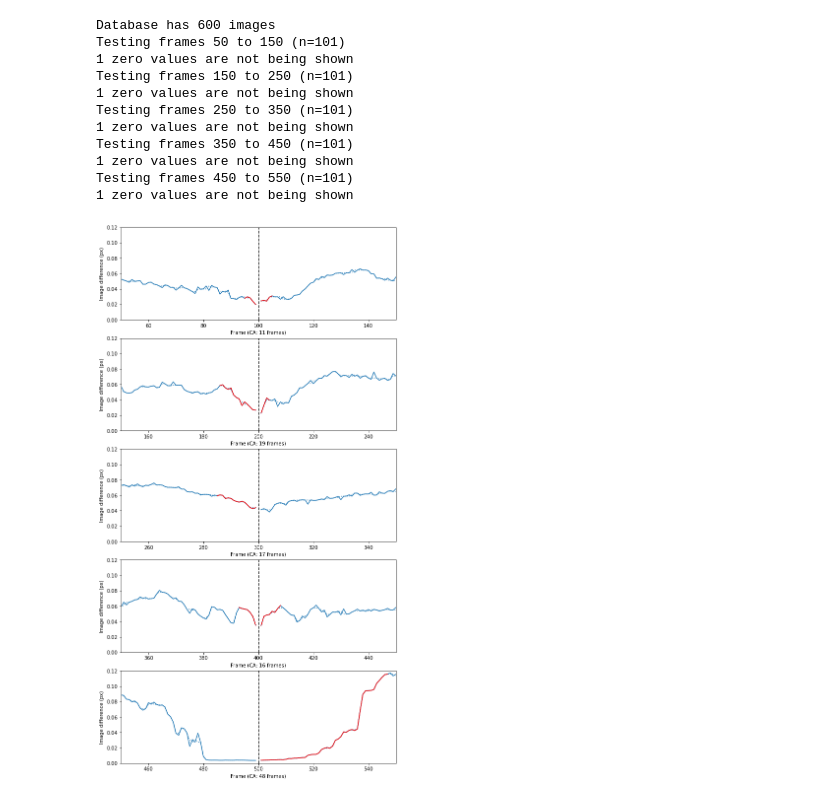
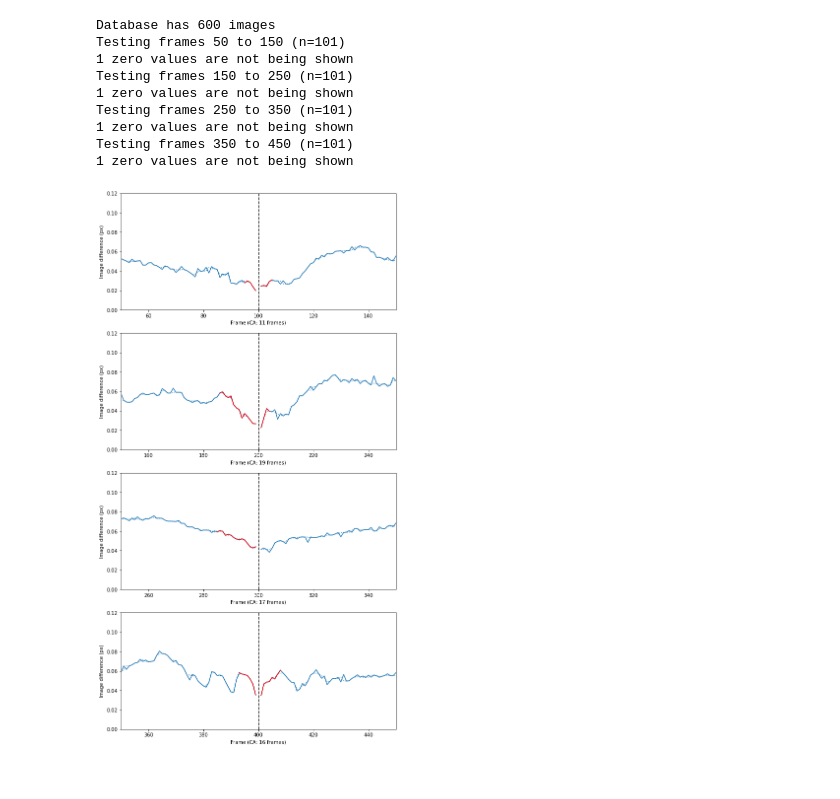
Before and after one commit to BrainsOnBoard/navbench, a Jupyter notebook: analysis/2020-11/many_route_idfs.ipynb, the cells around one changed output. Drawn from its saved outputs; the diff is of its cells as text; code cells hidden in the pictures.

Commit message:
Don't show data for frame 500 as it's spurious

```diff
--- a/analysis/2020-11/many_route_idfs.ipynb
+++ b/analysis/2020-11/many_route_idfs.ipynb
@@ -24,35 +24,33 @@ MEDFILT_SIZE = 3
 PREPROC     = ip.resize(180, 55)
 
 # Which tests to perform
-FRAMES      = range(100, 600, 100)
+FRAMES      = range(100, 500, 100)
 
 db = nb.Database("../../datasets/rc_car/Stanmer_park_dataset/0411/dataset1")
 print('Database has %d images' % len(db))
 
 _, axes = plt.subplots(len(FRAMES))
 for fr, ax in zip(FRAMES, axes):
     # Load images + snapshot + range of entry indices
     (images, snap, entries) = db.load_test_frames(fr, FRAME_DIST, PREPROC, FR_STEP)
 
     # Get best-matching image across rotations for each point
     # (There is a route_idf function that doesn't use rotation)
     idf = nb.route_ridf(images, snap, step=RIDF_STEP)
 
     # Calculate catchment area and plot it
     ca = nb.calculate_ca(idf, medfilt_size=MEDFILT_SIZE)
     ca.plot(entries, ax=ax, ymax=0.12)
     ax.set_xlabel('Frame (CA: %d frames)' % ca.size())
     ax.set_ylabel('Image difference (px)')
 # %% [output]
 Database has 600 images
 Testing frames 50 to 150 (n=101)
 1 zero values are not being shown
 Testing frames 150 to 250 (n=101)
 1 zero values are not being shown
 Testing frames 250 to 350 (n=101)
 1 zero values are not being shown
 Testing frames 350 to 450 (n=101)
 1 zero values are not being shown
-Testing frames 450 to 550 (n=101)
-1 zero values are not being shown
-[figure, old version]
+[figure, new version]
```
